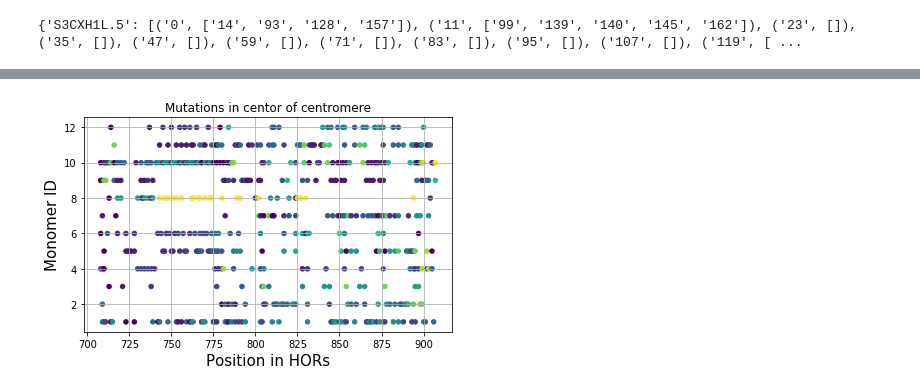
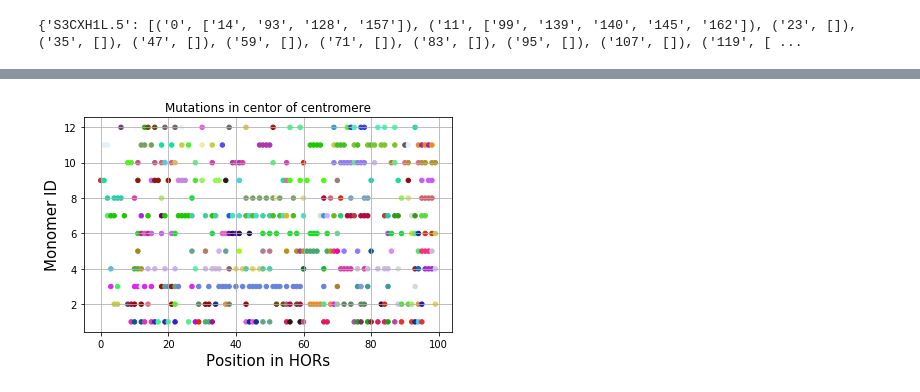
Before and after one commit to ablab/stringdecomposer, a Jupyter notebook: sd/scripts/calc_statistic/VisualisationMutationPos.ipynb, the cells around one changed output, grey strips where cells are left out. Cells and saved outputs as stored; diff of their text form; code cells hidden in the pictures.

Commit message:
CopyDistVisualization

```diff
--- a/sd/scripts/calc_statistic/VisualisationMutationPos.ipynb
+++ b/sd/scripts/calc_statistic/VisualisationMutationPos.ipynb
@@ -25,18 +25,22 @@ with open(log_path) as fr:
 print(monomers_list)
 # %% [output]
 {'S3CXH1L.5': [('0', ['14', '93', '128', '157']), ('11', ['99', '139', '140', '145', '162']), ('23', []), ('35', []), ('47', []), ('59', []), ('71', []), ('83', []), ('95', []), ('107', []), ('119', [ ...
+# %%
+mem_color = {}
 # %%
 def get_hash(mut):
+    if len(mut) > 1:
+        return 0
     res = 0
     for i in range(len(mut)):
-        res += int(mut[i])
+        if (int(mut[i]) > 0) and (int(mut[i]) < 1500):
+            res += int(mut[i])
     return res
 
 center_monomer = []
 for monoName in monomers_list:
     cur_id = 0
     monoList = monomers_list[monoName]
-    print(monoList)
     for frM_id in range(len(monoList)):
         if int(monoList[frM_id][0]) >= 7500 and int(monoList[frM_id][0]) <= 8500:
             if len(monoList[frM_id][1]) > 0:
@@ -46,11 +50,24 @@ for monoName in monomers_list:
 cur_id = 0
 res_hash = {}
 
+def get_color(mut_hash):
+    import random
+    if (mut_hash in mem_color):
+        return mem_color[mut_hash]
+    r = random.random()
+    g = random.random()
+    b = random.random()
+    mem_color[mut_hash] = (r, g, b, 1.0)
+    return (r, g, b, 1.0)
+
 def mut_hash(mut):
     global cur_id
     res = 0
     for i in range(len(mut)):
-        res += int(mut[i])
+        if (int(mut[i]) > 0) and (int(mut[i]) < 1500):
+            res = int(mut[i])
+    if len(mut) > 1:
+        return 0
     if res not in res_hash:
         res_hash[res] = cur_id
         cur_id += 1
@@ -60,16 +77,18 @@ def mut_hash(mut):
 xpos = []
 ypos = []
 close = []
+colors = []
 
 for monoName in monomers_list:
     cur_id = 0
     monoList = monomers_list[monoName]
-    print(monoList)
     for frM_id in range(len(monoList)):
-        if int(monoList[frM_id][0]) >= 708*12 and int(monoList[frM_id][0]) <= 908*12:
-            if len(monoList[frM_id][1]) > 0:
+        if int(monoList[frM_id][0]) >= 0*12 and int(monoList[frM_id][0]) <= 100*12:
+            if len(monoList[frM_id][1]) > 0 and get_hash(monoList[frM_id][1]) > 0:
                 #if get_hash(monoList[frM_id][1]) in center_monomer:
                     ypos.append(int(monoName.split('.')[-1]))
                     xpos.append(int(monoList[frM_id][0]) // 12)
-                    close.append(mut_hash(monoList[frM_id][1]))
+                    close.append(get_hash(monoList[frM_id][1]))
+                    colors.append(get_color(get_hash(monoList[frM_id][1])))
+                    print(xpos[-1], ypos[-1], colors[-1])
 # %% [output]
@@ -92,22 +112,22 @@ for monoName in monomers_list:
 # %%
 import numpy as np
 import matplotlib.pyplot as plt
 import matplotlib.cbook as cbook
 
 #close=[i for i in range(1000)]
 #xpos=close
 #ypos=close
 
 fig, ax = plt.subplots()
-ax.scatter(xpos, ypos, c=close, s=20, alpha=1)
+ax.scatter(xpos, ypos, color=colors, s=20, alpha=1)
 
 ax.set_ylabel("Monomer ID", fontsize=15)
 ax.set_xlabel("Position in HORs", fontsize=15)
 ax.set_title('Mutations in centor of centromere')
 
 ax.grid(True)
 fig.tight_layout()
 
 plt.show()
 # %% [output]
-[figure, old version]
+[figure, new version]
```
Also changed, not shown: parts of 1 cell of this notebook, 1 other file.
